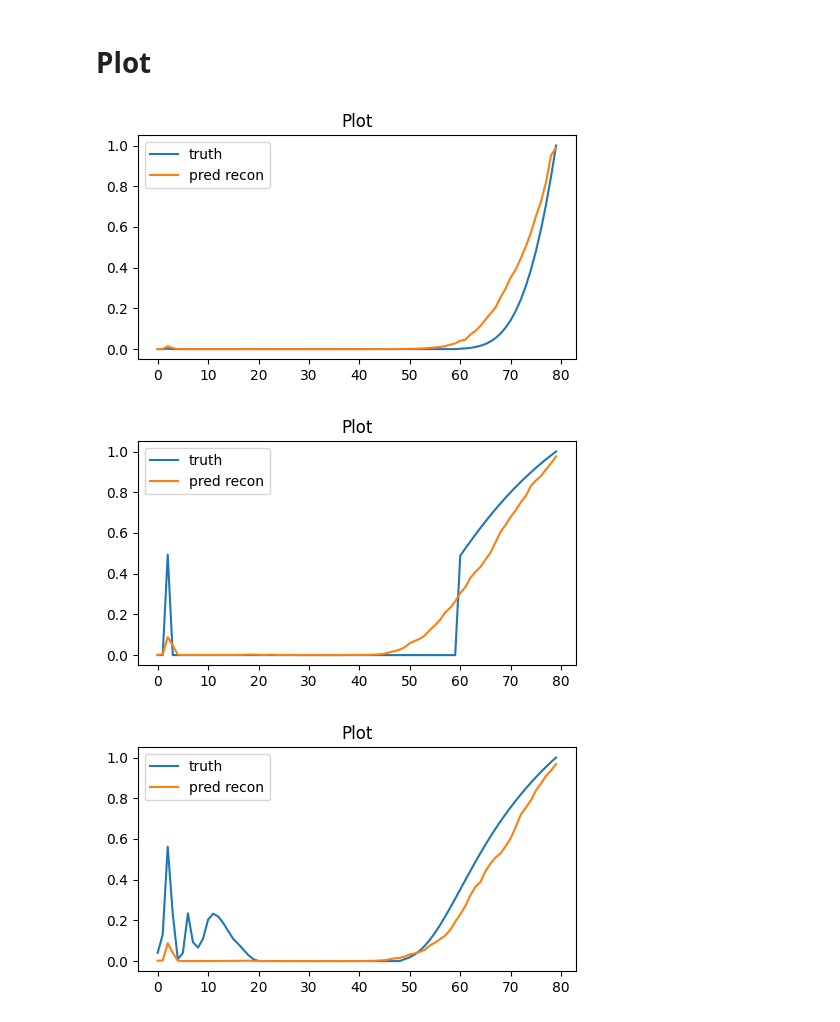
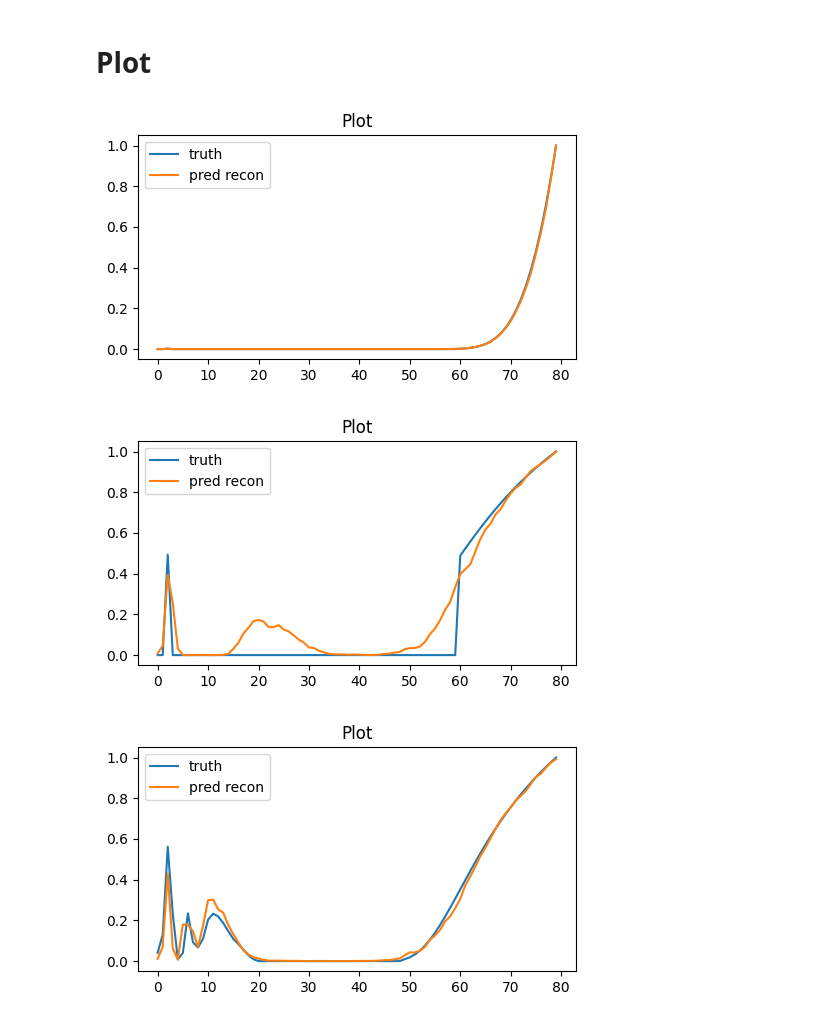
Before and after one commit to JulienRabault/AutoFill, a Jupyter notebook: plot_result_vae.ipynb, the cells around one changed output. Cells and saved outputs as stored; diff of their text form; code cells hidden in the pictures.

```diff
--- a/plot_result_vae.ipynb
+++ b/plot_result_vae.ipynb
@@ -20,6 +20,6 @@ print(fichiers)
 # %%
-path_checkpoint = "lightning_logs/version_79552/checkpoints/epoch=29-step=484080.ckpt"
-path_config = "lightning_logs/version_79552/config_model.yaml"
+path_checkpoint = "lightning_logs/version_79610/checkpoints/epoch=16-step=548607.ckpt"
+path_config = "lightning_logs/version_79610/config_model.yaml"
 # %% [markdown]
 # Loading
 # %%
@@ -98,15 +98,19 @@ print("========================================")
 # %% [markdown]
 # Plot
 # %%
-def plot_les(idx_sample):
+def plot(idx_sample, tech="les"):
     one_sample = dataset[idx_sample]
 
     one_sample = {k:v.unsqueeze(0) if "data_" in k else v for k,v in one_sample.items()}
     x, recon, mu, logvar, z = model(one_sample)
 
     plt.figure(figsize=(5, 3))
-    plt.plot(x.detach().numpy().flatten(), label="truth")
-    plt.plot(recon.detach().numpy().flatten(), label="pred recon")
+    if tech == "saxs" :
+        plt.loglog(x.detach().numpy().flatten(), label="truth")
+        plt.loglog(recon.detach().numpy().flatten(), label="pred recon")
+    else :
+        plt.plot(x.detach().numpy().flatten(), label="truth")
+        plt.plot(recon.detach().numpy().flatten(), label="pred recon")
     plt.title("Plot")
     plt.legend()
     plt.tight_layout()
@@ -128,12 +118,12 @@ def plot_saxs(idx_sample):
 # %%
-plot_les(14)
+plot(14)
 # %% [output]
-[figure, old version]
+[figure, new version]
 # %%
-plot_les(19)
+plot(19)
 # %% [output]
-[figure, old version]
+[figure, new version]
 # %%
-plot_les(789)
+plot(789)
 # %% [output]
-[figure, old version]
+[figure, new version]
```
Also changed, not shown: parts of 5 cells of this notebook, 7 other files.
